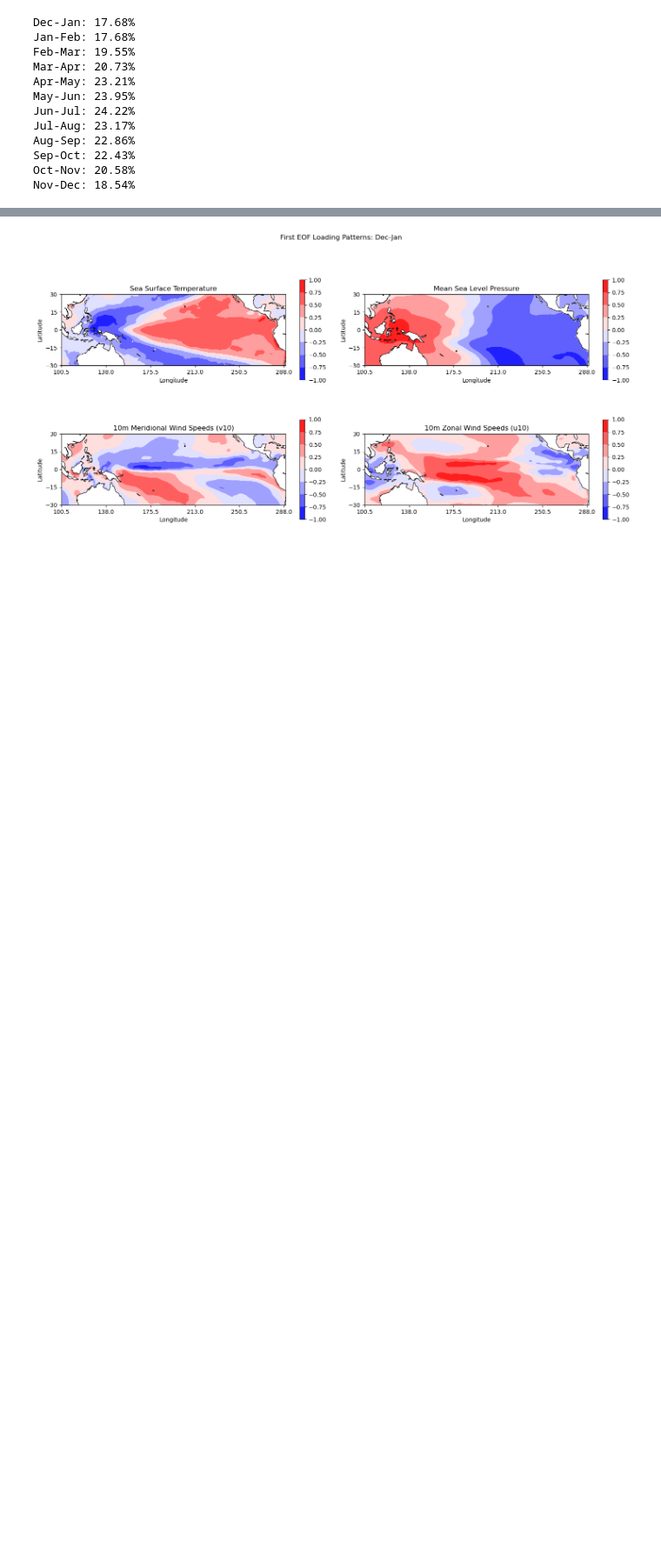
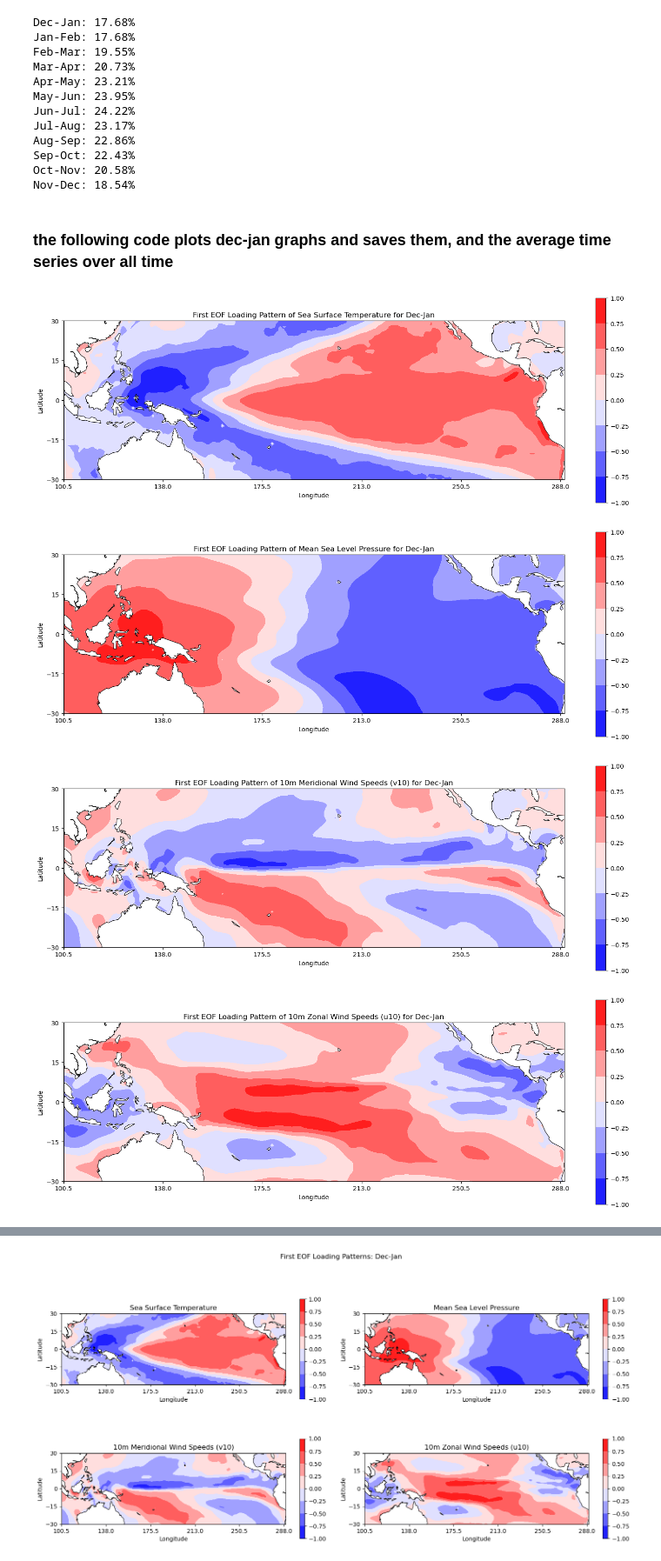
Before and after one commit to anya-gray/Climatology, a Jupyter notebook: seasons.ipynb, the cells around one changed output, grey strips where cells are left out. Shown at 87% size. Saved outputs shown, nothing was run; the diff lists cells and outputs as text; code cells hidden in the pictures; blank space fills up the shorter version.

Commit message:
includes code for output figures

```diff
--- a/seasons.ipynb
+++ b/seasons.ipynb
@@ -268,3 +269,5 @@ Aug-Sep: 22.86%
 Sep-Oct: 22.43%
 Oct-Nov: 20.58%
 Nov-Dec: 18.54%
+# %% [markdown]
+### the following code plots dec-jan graphs and saves them, and the average time series over all time
@@ -270,0 +330,10 @@ Nov-Dec: 18.54%
+# %%
+# get Dec-Jan graphs and save them (takes abou)
+for i, eof in enumerate(eofs_rescaled[:1]):
+    # print(i)
+    plot_DecJan_EOFs(eof[0], bi_monthly_labels[0])
+# %% [output]
+[figure, added]
+[figure, added]
+[figure, added]
+[figure, added]
```
Also changed, not shown: parts of 8 cells of this notebook.
